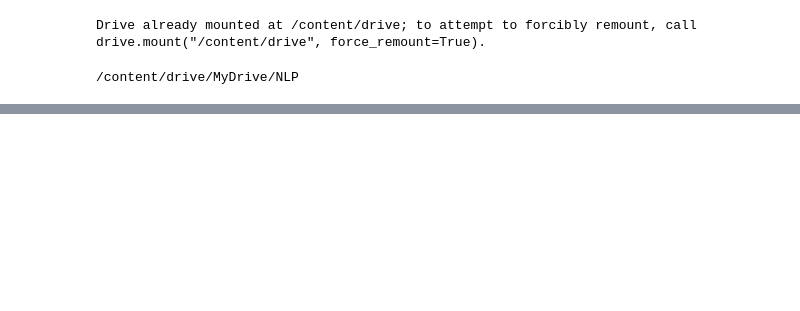
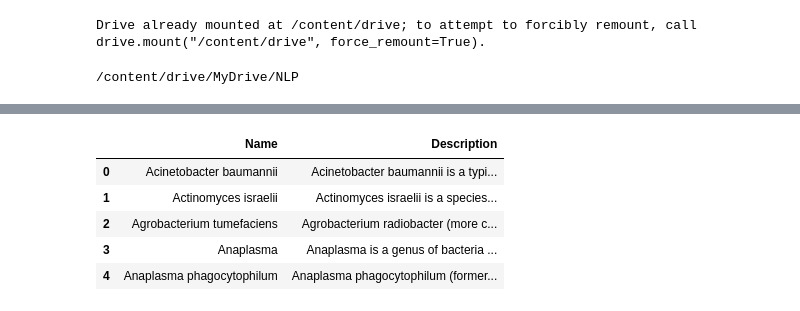
Before and after one commit to Eitams/NLP_Exercise, a Jupyter notebook: NLP_EDA.ipynb, the cells around one changed output, grey strips where cells are left out. Drawn from its saved outputs; the diff is of its cells as text; code cells hidden in the pictures; blank space fills up the shorter version.

```diff
--- a/NLP_EDA.ipynb
+++ b/NLP_EDA.ipynb
@@ -28,0 +83,13 @@ df_phage = pd.read_csv("bacteriophage_df.csv", index_col=0)
+# %%
+# Clean up the 'SummText' data a little
+def preprocess(text):
+    text = text.str.replace("(<br/>)", "")
+    text = text.str.replace('(<a).*(>).*(</a>)', '')
+    text = text.str.replace('(&amp)', '')
+    text = text.str.replace('(&gt)', '')
+    text = text.str.replace('(&lt)', '')
+    text = text.str.replace('(\xa0)', ' ')
+    return text
+# %%
+df_bacteria['Description'] = preprocess(df_bacteria['Description'])
+df_phage['Description'] = preprocess(df_phage['Description'])
@@ -28,0 +113,9 @@ df_phage = pd.read_csv("bacteriophage_df.csv", index_col=0)
+# %%
+df_bacteria.head()
+# %% [output]
+|  | Name | Description |
+| 0 | Acinetobacter baumannii | Acinetobacter baumannii is a typi... |
+| 1 | Actinomyces israelii | Actinomyces israelii is a species... |
+| 2 | Agrobacterium tumefaciens | Agrobacterium radiobacter (more c... |
+| 3 | Anaplasma | Anaplasma is a genus of bacteria ... |
+| 4 | Anaplasma phagocytophilum | Anaplasma phagocytophilum (former... |
```
Also changed, not shown: parts of 7 cells of this notebook.
